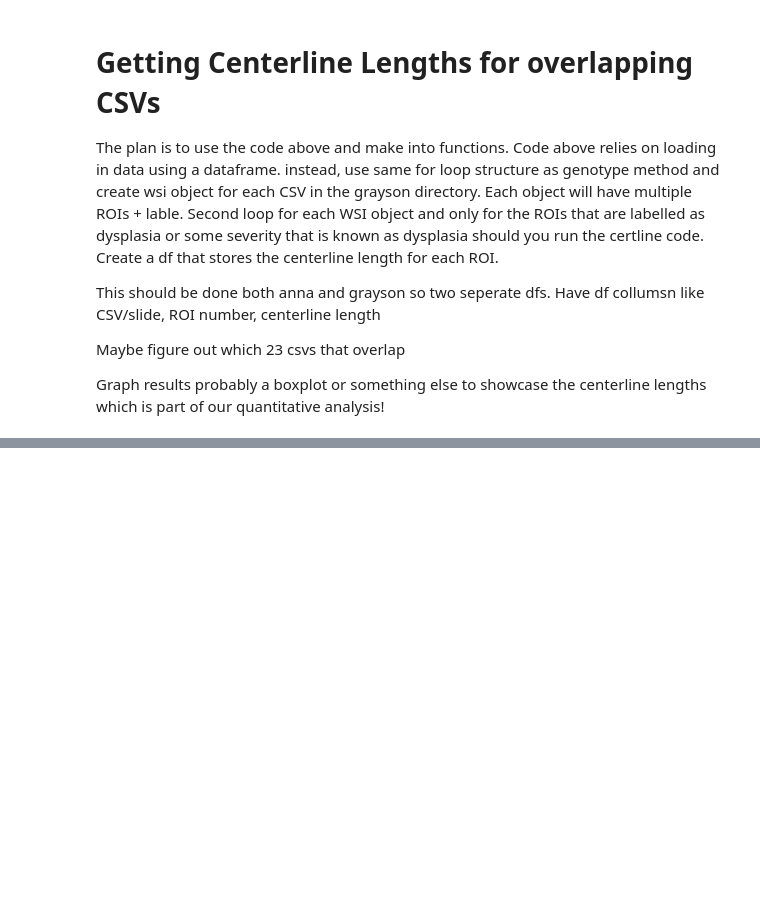
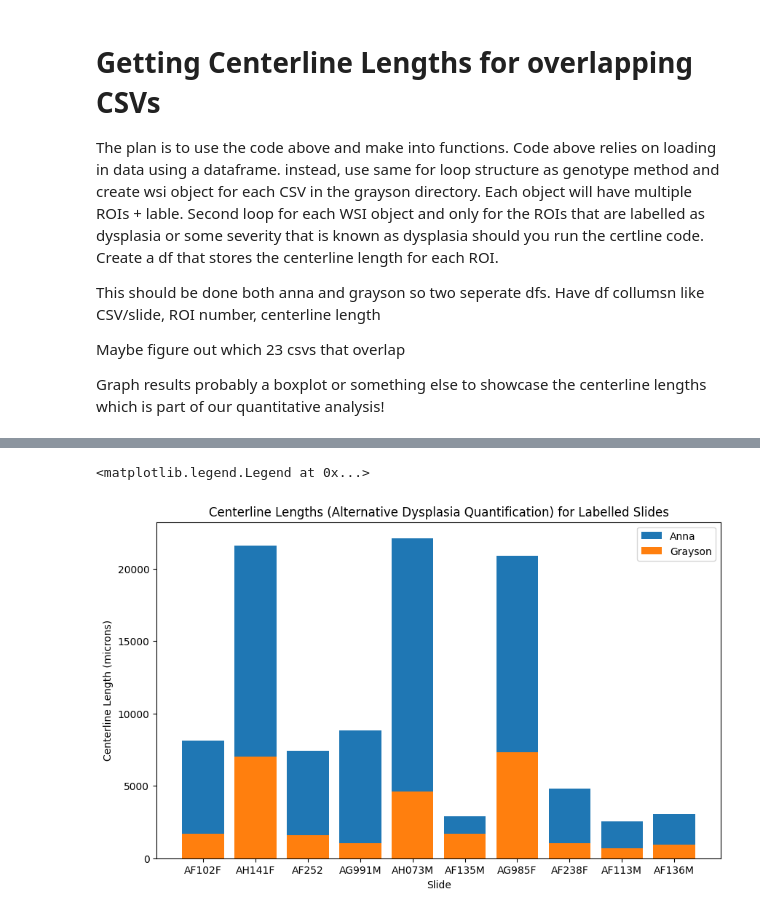
Before and after one commit to Satanna1/Cancer_Project_2025, a Jupyter notebook: Qualitative_Notebook.ipynb, the cells around one changed output, grey strips where cells are left out. Cells and saved outputs as stored; diff of their text form; code cells hidden in the pictures; blank space fills up the shorter version.

```diff
--- a/Qualitative_Notebook.ipynb
+++ b/Qualitative_Notebook.ipynb
@@ -857,0 +982,34 @@ finding longest path
+# %%
+#Note that there is some redundancy here that should be optimzed
+
+def find_longest_path(G_largest):
+    #iterating through all nodes and keeping the ones with degree 1 (terminal nodes)
+    print("finding terminal nodes")
+    terminal_nodes = [n for n in G_largest.nodes if G_largest.degree[n] == 1]
+    #print number of terminal nodes
+    print(f"number of terminal nodes: {len(terminal_nodes)}")
+    if len(terminal_nodes) < 2:
+        return None
+
+    max_length = 0
+    best_pair = None
+    #double loop tof find distance between each pair of terminal nodes
+    #two terminal nodes that are furthest apart should represent the centerline
+    print("finding longest path")
+    for i in range(len(terminal_nodes)):
+        for j in range(i+1, len(terminal_nodes)):
+            try:
+                path_length = nx.shortest_path_length(
+                    G_largest, terminal_nodes[i], terminal_nodes[j], weight="weight"
+                )
+                if path_length > max_length:
+                    max_length = path_length
+                    #update best pair to this one with the longest distance
+                    best_pair = (terminal_nodes[i], terminal_nodes[j])
+            except nx.NetworkXNoPath:
+                pass
+
+    if not best_pair:
+        return None
+    #returns the longest path between the two terminal nodes
+    return nx.shortest_path(G_largest, source=best_pair[0], target=best_pair[1], weight="weight")
@@ -867,0 +1280,13 @@ Graph results probably a boxplot or something else to showcase the centerline le
+# %%
+#make bar graph of centerline lengths for each slide
+plt.figure(figsize=(10, 6))
+plt.bar(results_centerline["slide"], results_centerline["anna_centerline_length"], label="Anna")
+plt.bar(results_centerline["slide"], results_centerline["grayson_centerline_length"], label="Grayson")
+plt.xlabel("Slide")
+plt.ylabel("Centerline Length (microns)")
+plt.title("Centerline Lengths (Alternative Dysplasia Quantification) for Labelled Slides")
+#add key
+plt.legend()
+# %% [output]
+<matplotlib.legend.Legend at 0x...>
+[figure, added]
```
Also changed, not shown: parts of 16 cells of this notebook, 2 other files.
